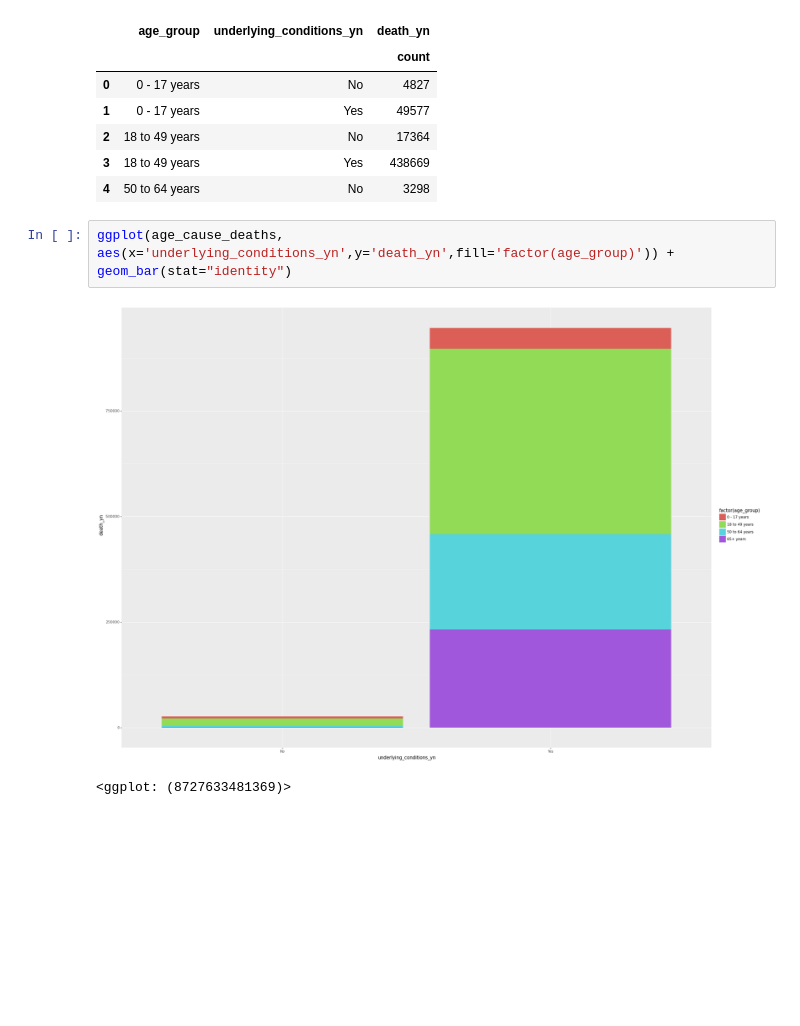
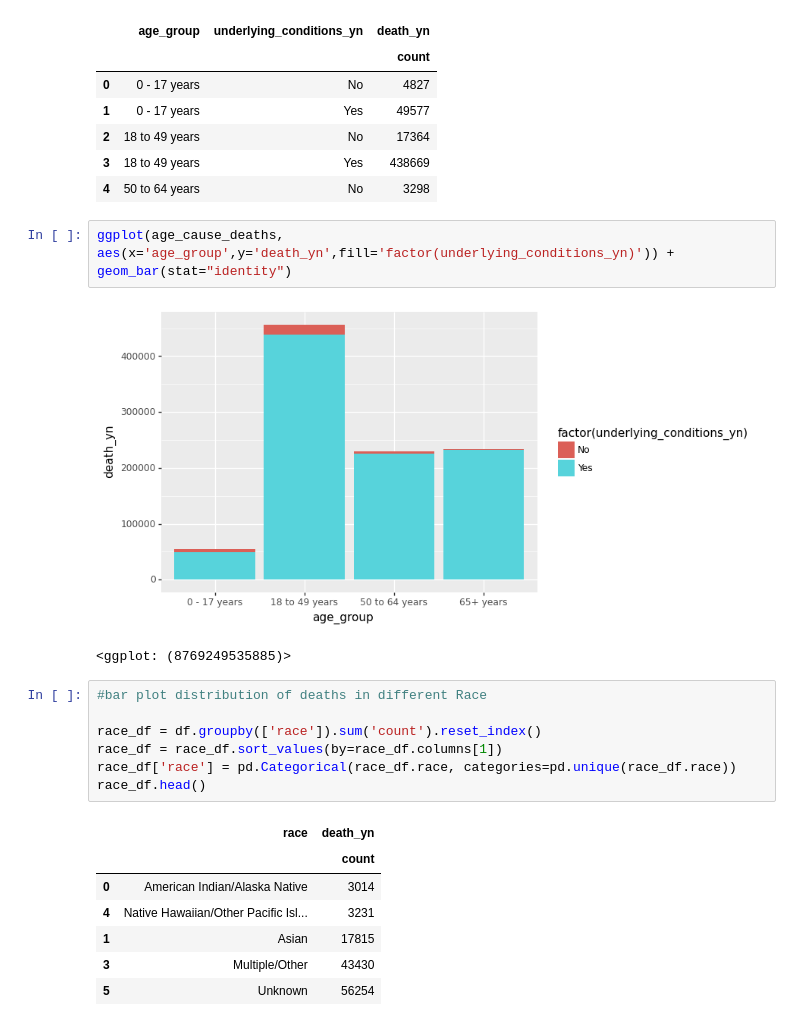
Before and after one commit to tejaswi2019/DataScienceGuidedCapstone, a Jupyter notebook: Capstone2_EDA.ipynb, the cells around one changed output. Drawn from its saved outputs; the diff is of its cells as text; blank space fills up the shorter version.

```diff
--- a/Capstone2_EDA.ipynb
+++ b/Capstone2_EDA.ipynb
@@ -366,7 +433,22 @@ age_cause_deaths.head()
 | 3 | 18 to 49 years | Yes | 438669 |
 | 4 | 50 to 64 years | No | 3298 |
 # %%
-ggplot(age_cause_deaths, aes(x='underlying_conditions_yn',y='death_yn',fill='factor(age_group)')) + geom_bar(stat="identity")
+ggplot(age_cause_deaths, aes(x='age_group',y='death_yn',fill='factor(underlying_conditions_yn)')) + geom_bar(stat="identity")
 # %% [output]
-[figure, old version]
+[figure, new version]
-<ggplot: (8727633481369)>
+<ggplot: (8769249535885)>
+# %%
+#bar plot distribution of deaths in different Race
+
+race_df = df.groupby(['race']).sum('count').reset_index()
+race_df = race_df.sort_values(by=race_df.columns[1])
+race_df['race'] = pd.Categorical(race_df.race, categories=pd.unique(race_df.race))
+race_df.head()
+# %% [output]
+|  | race | death_yn |
+|  |  | count |
+| 0 | American Indian/Alaska Native | 3014 |
+| 4 | Native Hawaiian/Other Pacific Isl... | 3231 |
+| 1 | Asian | 17815 |
+| 3 | Multiple/Other | 43430 |
+| 5 | Unknown | 56254 |
```
Also changed, not shown: parts of 36 cells of this notebook, 2 other files.
